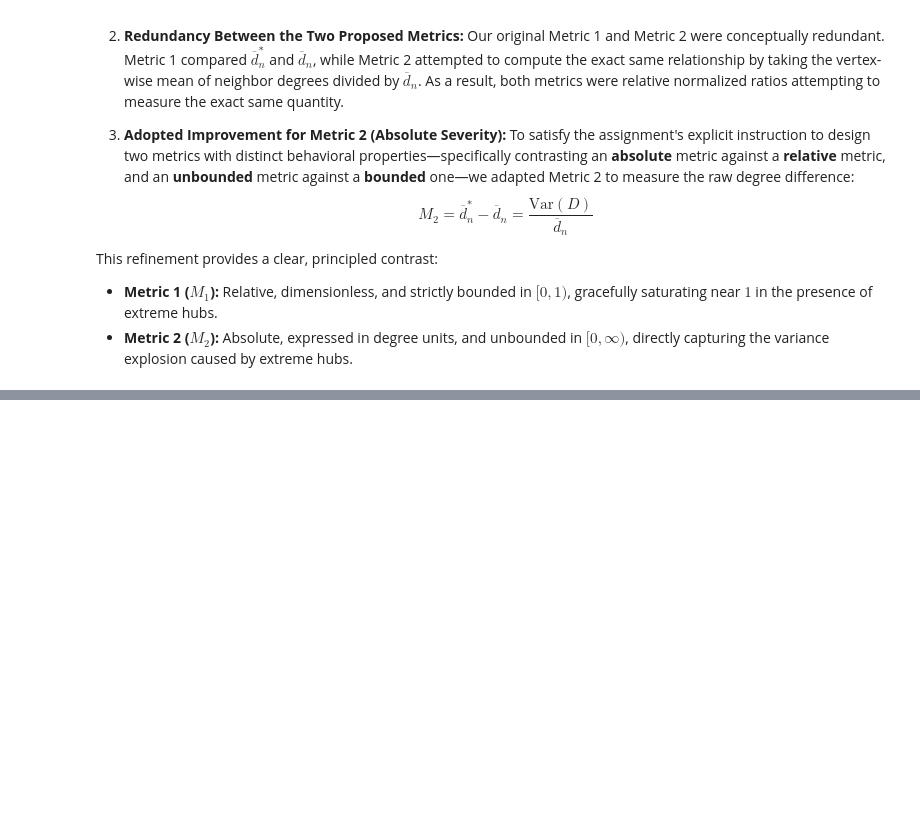
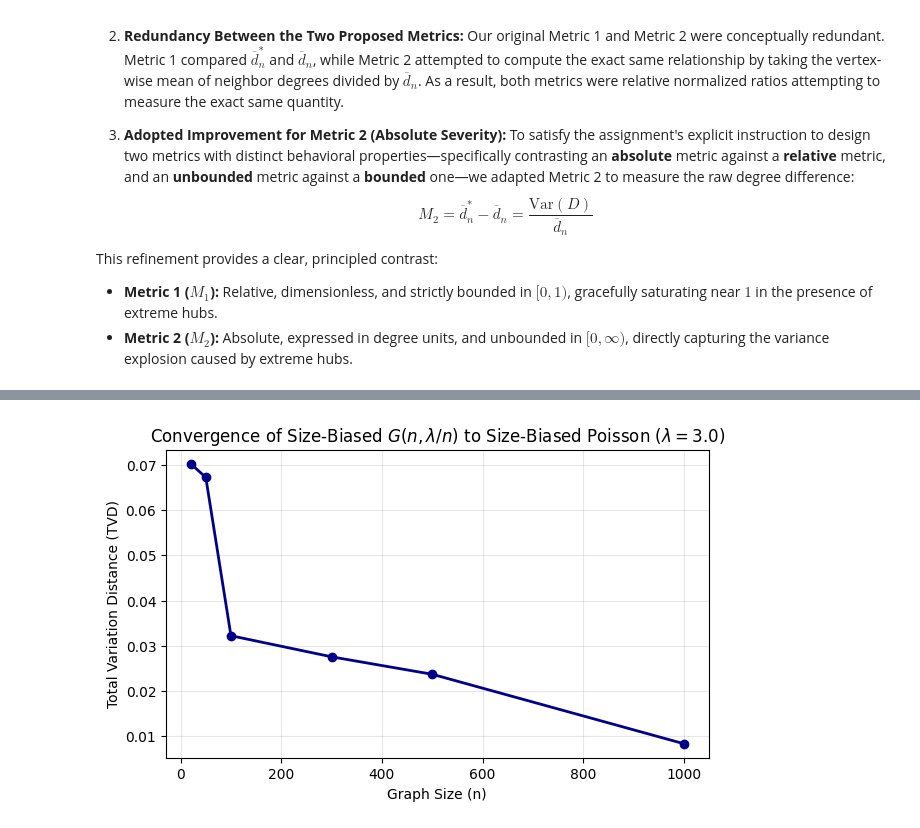
Before and after one commit to AdTraveller2345/asssignment1, a Jupyter notebook: Measuring_the_Friendship_Paradox.ipynb, the cells around one changed output, grey strips where cells are left out. Saved outputs shown, nothing was run; the diff lists cells and outputs as text; code cells hidden in the pictures; blank space fills up the shorter version.

```diff
--- a/Measuring_the_Friendship_Paradox.ipynb
+++ b/Measuring_the_Friendship_Paradox.ipynb
@@ -500,0 +538,38 @@ This refinement provides a clear, principled contrast:
+# %%
+# CODE CELL: Distance to Size-Biased Poisson Law
+def total_variation_distance(pk, qk):
+    return 0.5 * np.sum(np.abs(pk - qk))
+
+lam = 3.0
+n_sizes = [20, 50, 100, 300, 500, 1000]
+tvd_errors = []
+
+max_k = 30
+k_vals = np.arange(max_k)
+qk_poisson = poisson.pmf(k_vals - 1, mu=lam)
+
+for n in n_sizes:
+    trials = 15
+    pk_empirical = np.zeros(max_k)
+
+    for t in range(trials):
+        G_temp = nx.erdos_renyi_graph(n, lam/n, seed=t)
+        degrees = [d for _, d in G_temp.degree()]
+        counts = np.bincount(degrees, minlength=max_k)[:max_k]
+        pk_empirical += counts / len(degrees)
+
+    pk_empirical /= trials
+    mu = np.sum(k_vals * pk_empirical)
+    qk_empirical = (k_vals * pk_empirical) / mu if mu > 0 else np.zeros(max_k)
+
+    tvd_errors.append(total_variation_distance(qk_empirical, qk_poisson))
+
+plt.figure(figsize=(7, 4))
+plt.plot(n_sizes, tvd_errors, marker='o', color='darkblue', linewidth=2)
+plt.xlabel("Graph Size (n)")
+plt.ylabel("Total Variation Distance (TVD)")
+plt.title(r"Convergence of Size-Biased $G(n, \lambda/n)$ to Size-Biased Poisson ($\lambda=3.0$)")
+plt.grid(True, alpha=0.3)
+plt.show()
+# %% [output]
+[figure, added]
```
Also changed, not shown: parts of 16 cells of this notebook.
